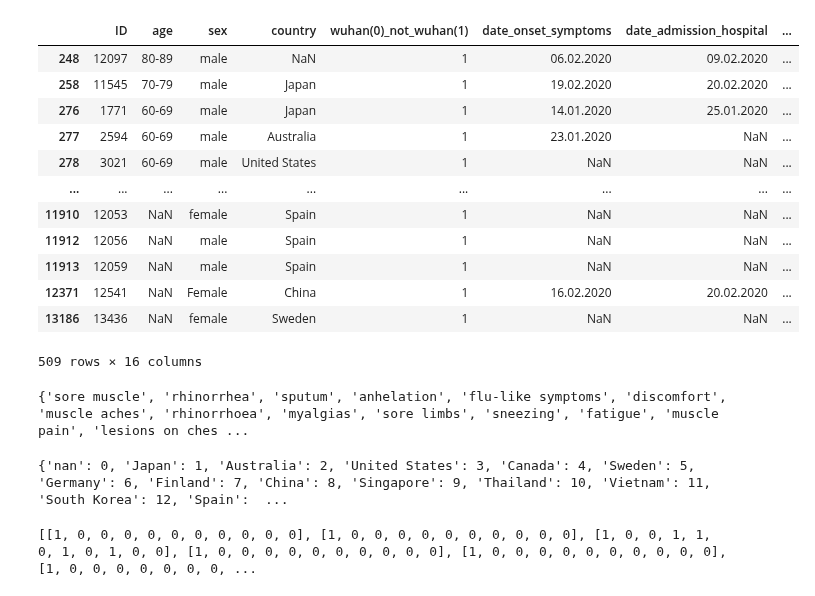
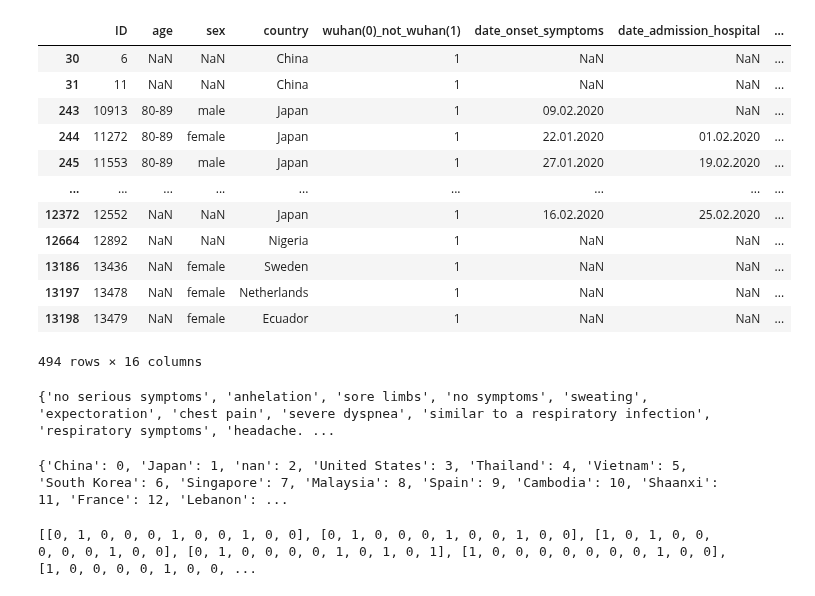
Before and after one commit to github-prathma/Spread_Of_Corona_Virus_Analysis, a Jupyter notebook: PredictionModel/PredictBasedOnConfirmedCase.ipynb, the cells around one changed output. Cells and saved outputs as stored; diff of their text form; code cells hidden in the pictures.

```diff
--- a/PredictionModel/PredictBasedOnConfirmedCase.ipynb
+++ b/PredictionModel/PredictBasedOnConfirmedCase.ipynb
@@ -13,25 +15,25 @@ Using TensorFlow backend.
 df = pd.read_csv('COVID19_open_line_list.csv')
 # %%
 #df = df[pd.notnull(df['age'])]
-df = df[pd.notnull(df['sex'])]
+#df = df[pd.notnull(df['sex'])]
 #df = df[pd.notnull(df['country'])]
-#df = df[pd.notnull(df['symptoms'])]
-df = df[pd.notnull(df['lives_in_Wuhan'])]
+df = df[pd.notnull(df['symptoms'])]
+#df = df[pd.notnull(df['lives_in_Wuhan'])]
 df.drop(columns = ['city','province','latitude','longitude','geo_resolution','additional_information','source','sequence_available','outcome','notes_for_discussion','location','admin3','admin2','admin1','country_new','admin_id','data_moderator_initials'])
 # %% [output]
 |  | ID | age | sex | country | wuhan(0)_not_wuhan(1) | date_onset_symptoms | date_admission_hospital | ... |
-| 248 | 12097 | 80-89 | male | NaN | 1 | 06.02.2020 | 09.02.2020 | ... |
-| 258 | 11545 | 70-79 | male | Japan | 1 | 19.02.2020 | 20.02.2020 | ... |
-| 276 | 1771 | 60-69 | male | Japan | 1 | 14.01.2020 | 25.01.2020 | ... |
-| 277 | 2594 | 60-69 | male | Australia | 1 | 23.01.2020 | NaN | ... |
-| 278 | 3021 | 60-69 | male | United States | 1 | NaN | NaN | ... |
+| 30 | 6 | NaN | NaN | China | 1 | NaN | NaN | ... |
+| 31 | 11 | NaN | NaN | China | 1 | NaN | NaN | ... |
+| 243 | 10913 | 80-89 | male | Japan | 1 | 09.02.2020 | NaN | ... |
+| 244 | 11272 | 80-89 | female | Japan | 1 | 22.01.2020 | 01.02.2020 | ... |
+| 245 | 11553 | 80-89 | male | Japan | 1 | 27.01.2020 | 19.02.2020 | ... |
 | ... | ... | ... | ... | ... | ... | ... | ... | ... |
-| 11910 | 12053 | NaN | female | Spain | 1 | NaN | NaN | ... |
-| 11912 | 12056 | NaN | male | Spain | 1 | NaN | NaN | ... |
-| 11913 | 12059 | NaN | male | Spain | 1 | NaN | NaN | ... |
-| 12371 | 12541 | NaN | Female | China | 1 | 16.02.2020 | 20.02.2020 | ... |
+| 12372 | 12552 | NaN | NaN | Japan | 1 | 16.02.2020 | 25.02.2020 | ... |
+| 12664 | 12892 | NaN | NaN | Nigeria | 1 | NaN | NaN | ... |
 | 13186 | 13436 | NaN | female | Sweden | 1 | NaN | NaN | ... |
+| 13197 | 13478 | NaN | female | Netherlands | 1 | NaN | NaN | ... |
+| 13198 | 13479 | NaN | female | Ecuador | 1 | NaN | NaN | ... |
-509 rows × 16 columns
+494 rows × 16 columns
 # %%
 test = df.iloc[:,13]
 symptom_set = set()
@@ -51,7 +53,7 @@ for row in list(test):
             continue
 print(symptom_set)
 # %% [output]
-{'sore muscle', 'rhinorrhea', 'sputum', 'anhelation', 'flu-like symptoms', 'discomfort', 'muscle aches', 'rhinorrhoea', 'myalgias', 'sore limbs', 'sneezing', 'fatigue', 'muscle pain', 'lesions on ches ...
+{'no serious symptoms', 'anhelation', 'sore limbs', 'no symptoms', 'sweating', 'expectoration', 'chest pain', 'severe dyspnea', 'similar to a respiratory infection', 'respiratory symptoms', 'headache. ...
 # %%
 test = df.iloc[:,5]
 country_dict = dict()
@@ -65,7 +67,7 @@ for row in list(test):
         count+= 1
 print(country_dict)
 # %% [output]
-{'nan': 0, 'Japan': 1, 'Australia': 2, 'United States': 3, 'Canada': 4, 'Sweden': 5, 'Germany': 6, 'Finland': 7, 'China': 8, 'Singapore': 9, 'Thailand': 10, 'Vietnam': 11, 'South Korea': 12, 'Spain':  ...
+{'China': 0, 'Japan': 1, 'nan': 2, 'United States': 3, 'Thailand': 4, 'Vietnam': 5, 'South Korea': 6, 'Singapore': 7, 'Malaysia': 8, 'Spain': 9, 'Cambodia': 10, 'Shaanxi': 11, 'France': 12, 'Lebanon': ...
 # %%
 cleanedData = []
 count = 0
@@ -160,7 +162,7 @@ for index,row in df.iterrows():
 # %%
 print(cleanedData)
 # %% [output]
-[[1, 0, 0, 0, 0, 0, 0, 0, 0, 0, 0], [1, 0, 0, 0, 0, 0, 0, 0, 0, 0, 0], [1, 0, 0, 1, 1, 0, 1, 0, 1, 0, 0], [1, 0, 0, 0, 0, 0, 0, 0, 0, 0, 0], [1, 0, 0, 0, 0, 0, 0, 0, 0, 0, 0], [1, 0, 0, 0, 0, 0, 0, 0, ...
+[[0, 1, 0, 0, 0, 1, 0, 0, 1, 0, 0], [0, 1, 0, 0, 0, 1, 0, 0, 1, 0, 0], [1, 0, 1, 0, 0, 0, 0, 0, 1, 0, 0], [0, 1, 0, 0, 0, 0, 1, 0, 1, 0, 1], [1, 0, 0, 0, 0, 0, 0, 0, 1, 0, 0], [1, 0, 0, 0, 0, 1, 0, 0, ...
 # %%
 import csv
 f = open("NewCleanedConfirmedCase.csv", "a")
```
Also changed, not shown: parts of 8 cells of this notebook, 2 other files.
